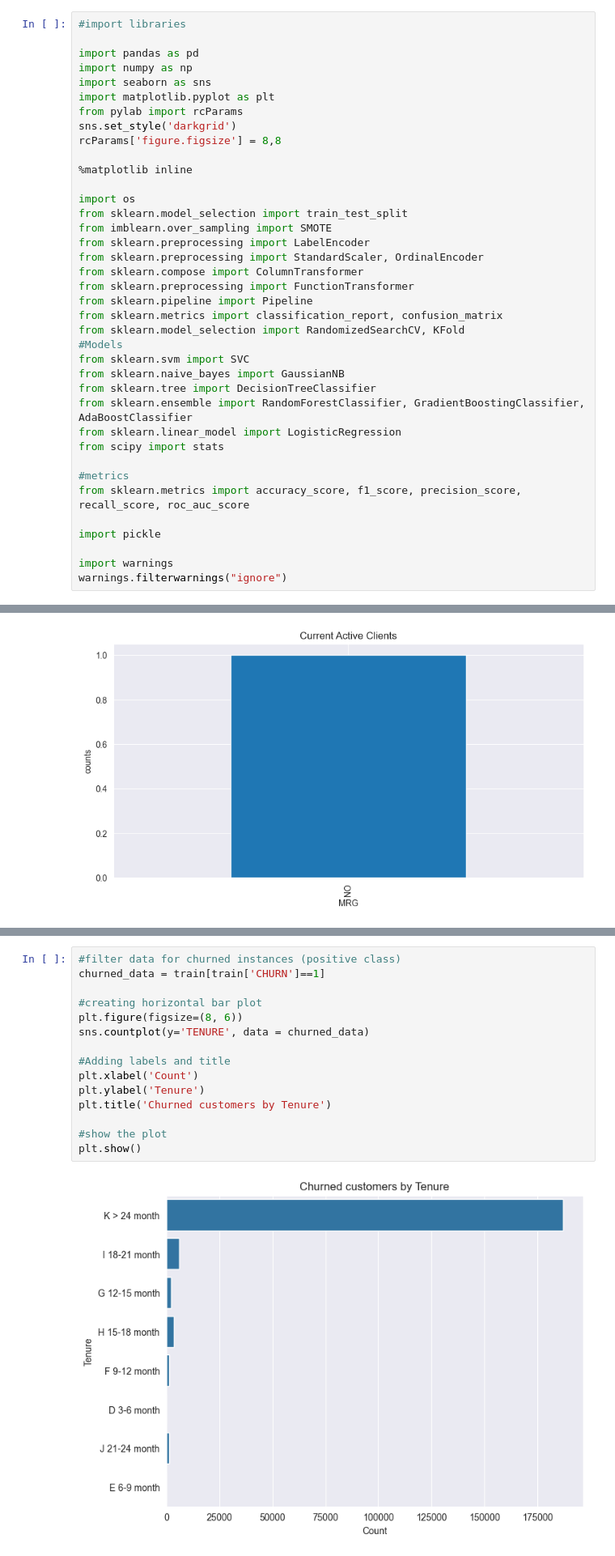
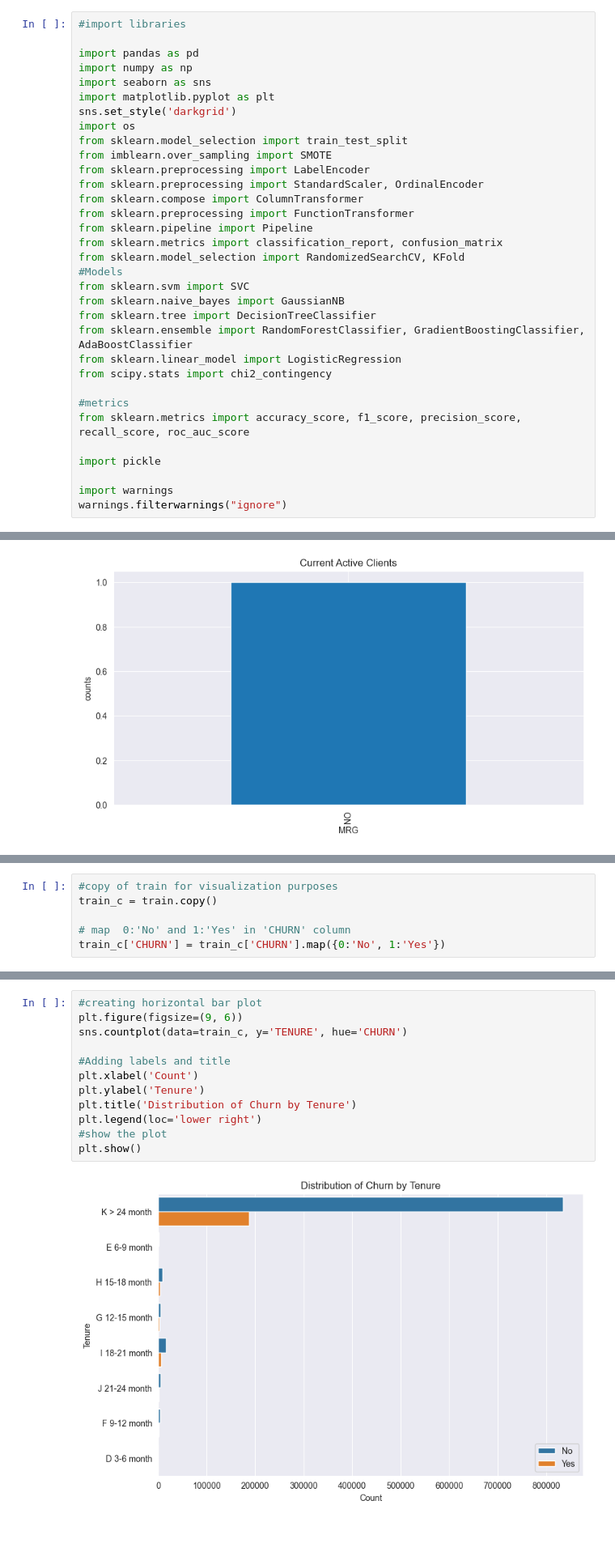
Before and after one commit to kaitany/Capstone_Project, a Jupyter notebook: notebook/customer_churn.ipynb, the cells around one changed output, grey strips where cells are left out. Shown at 81% size. Saved outputs shown, nothing was run; the diff lists cells and outputs as text; blank space fills up the shorter version.

```diff
--- a/notebook/customer_churn.ipynb
+++ b/notebook/customer_churn.ipynb
@@ -59,12 +65,7 @@ import pandas as pd
 import numpy as np
 import seaborn as sns
 import matplotlib.pyplot as plt
-from pylab import rcParams
 sns.set_style('darkgrid')
-rcParams['figure.figsize'] = 8,8
-
-%matplotlib inline
-
 import os
 from sklearn.model_selection import train_test_split
 from imblearn.over_sampling import SMOTE
@@ -81,7 +82,7 @@ from sklearn.naive_bayes import GaussianNB
 from sklearn.tree import DecisionTreeClassifier
 from sklearn.ensemble import RandomForestClassifier, GradientBoostingClassifier, AdaBoostClassifier
 from sklearn.linear_model import LogisticRegression
-from scipy import stats
+from scipy.stats import chi2_contingency
 
 #metrics
 from sklearn.metrics import accuracy_score, f1_score, precision_score, recall_score, roc_auc_score
@@ -447,4 +450,10 @@ No     875031
 Yes    201993
 Name: count, dtype: int64
 [figure]
+# %%
+#copy of train for visualization purposes
+train_c = train.copy()
+
+# map  0:'No' and 1:'Yes' in 'CHURN' column
+train_c['CHURN'] = train_c['CHURN'].map({0:'No', 1:'Yes'})
 # %% [markdown]
@@ -464,18 +461,15 @@ df = df.dropna()
 # %%
-#filter data for churned instances (positive class)
-churned_data = train[train['CHURN']==1]
-
 #creating horizontal bar plot
-plt.figure(figsize=(8, 6))
-sns.countplot(y='TENURE', data = churned_data)
+plt.figure(figsize=(9, 6))
+sns.countplot(data=train_c, y='TENURE', hue='CHURN')
 
 #Adding labels and title
 plt.xlabel('Count')
 plt.ylabel('Tenure')
-plt.title('Churned customers by Tenure')
-
+plt.title('Distribution of Churn by Tenure')
+plt.legend(loc='lower right')
 #show the plot
 plt.show()
 # %% [output]
-[figure, old version]
+[figure, new version]
 # %%
```
Also changed, not shown: parts of 36 cells of this notebook.
